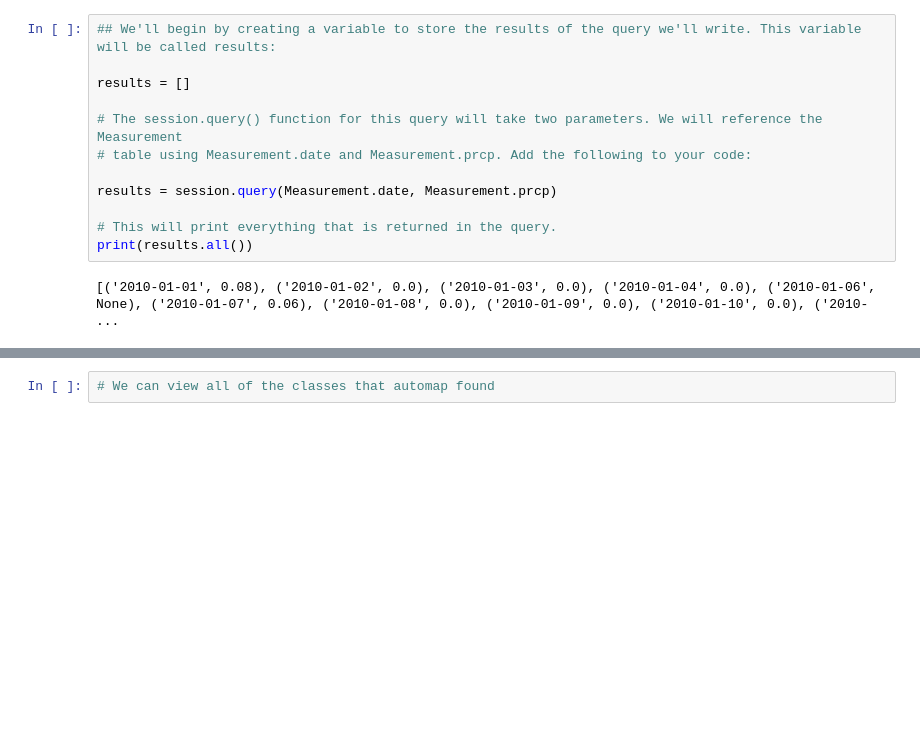
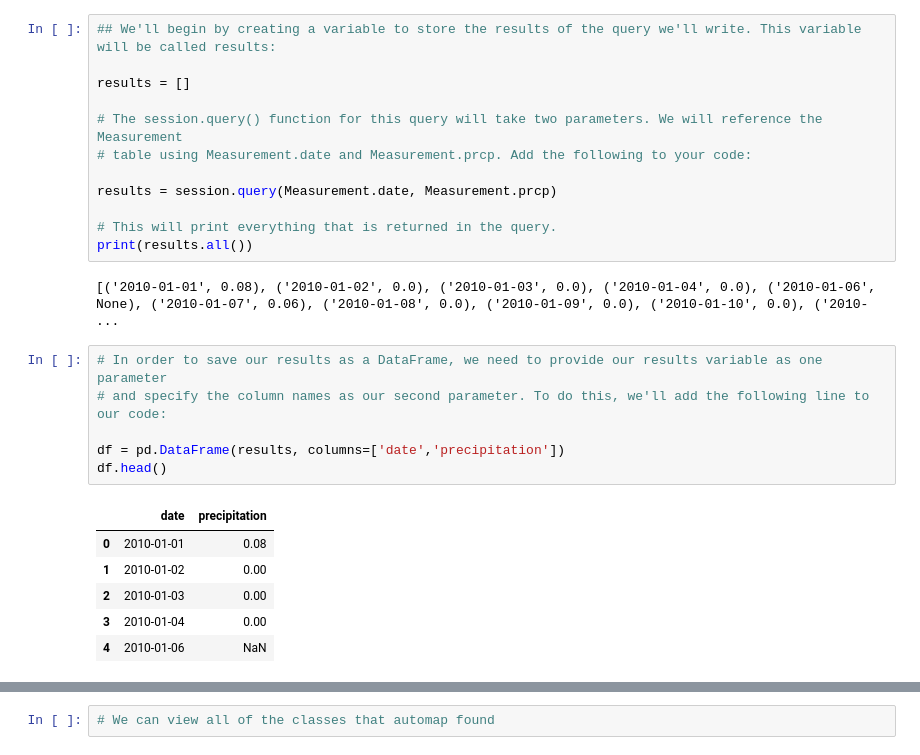
Before and after one commit to rrbauman/surfs_up, a Jupyter notebook: climate_analysis.ipynb, the cells around one changed output, grey strips where cells are left out. Cells and saved outputs as stored; diff of their text form; blank space fills up the shorter version.

```diff
--- a/climate_analysis.ipynb
+++ b/climate_analysis.ipynb
@@ -71,3 +71,16 @@ results = session.query(Measurement.date, Measurement.prcp)
 print(results.all())
 # %% [output]
 [('2010-01-01', 0.08), ('2010-01-02', 0.0), ('2010-01-03', 0.0), ('2010-01-04', 0.0), ('2010-01-06', None), ('2010-01-07', 0.06), ('2010-01-08', 0.0), ('2010-01-09', 0.0), ('2010-01-10', 0.0), ('2010- ...
+# %%
+# In order to save our results as a DataFrame, we need to provide our results variable as one parameter
+# and specify the column names as our second parameter. To do this, we'll add the following line to our code:
+
+df = pd.DataFrame(results, columns=['date','precipitation'])
+df.head()
+# %% [output]
+|  | date | precipitation |
+| 0 | 2010-01-01 | 0.08 |
+| 1 | 2010-01-02 | 0.00 |
+| 2 | 2010-01-03 | 0.00 |
+| 3 | 2010-01-04 | 0.00 |
+| 4 | 2010-01-06 | NaN |
```
Also changed, not shown: parts of 4 cells of this notebook.
